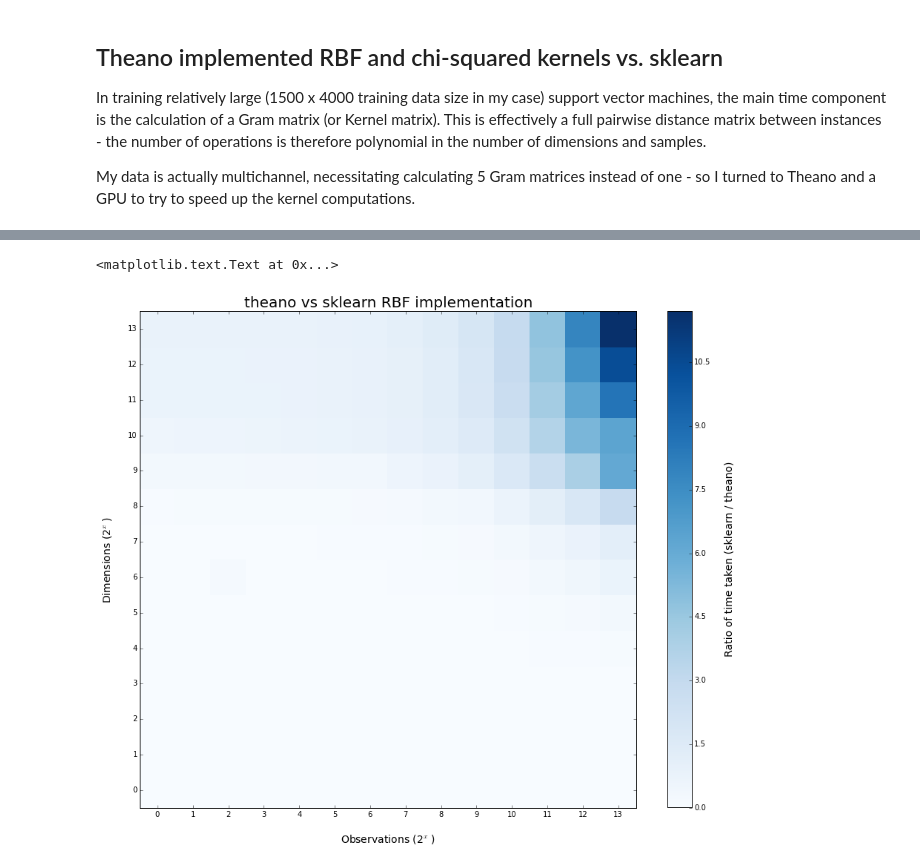
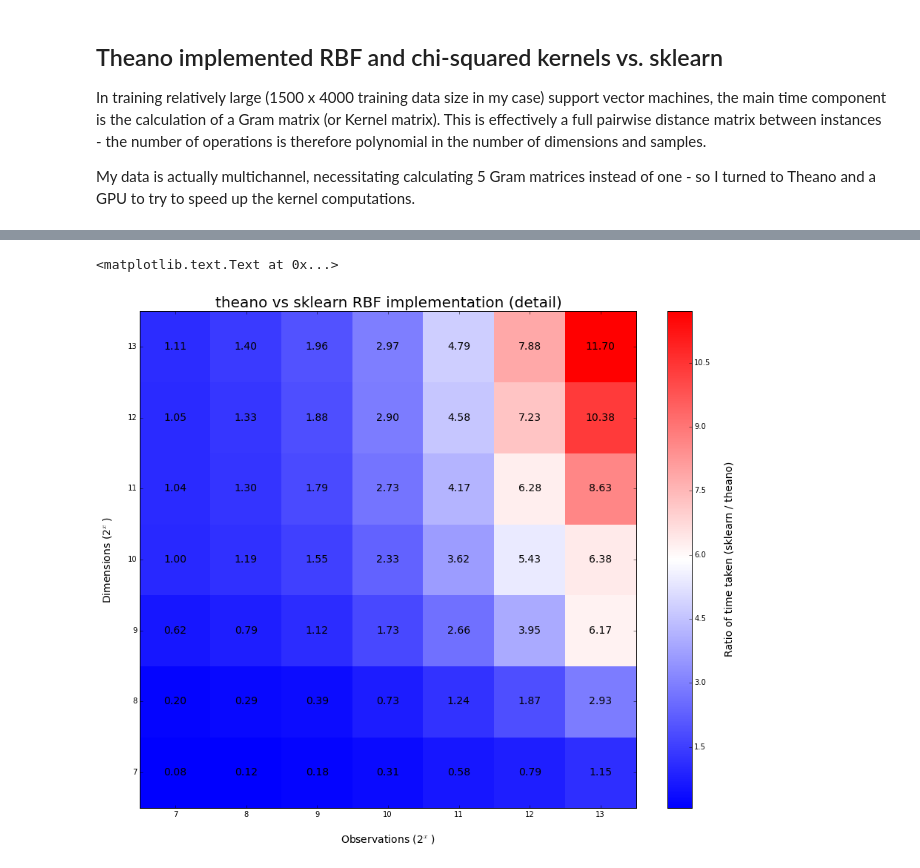
Before and after one commit to LCTPalmer/video_regression, a Jupyter notebook: code/ml_pl/rbf_gpu_vs_cpu_comparison.ipynb, the cells around one changed output, grey strips where cells are left out. Saved outputs shown, nothing was run; the diff lists cells and outputs as text; code cells hidden in the pictures.

```diff
--- a/code/ml_pl/rbf_gpu_vs_cpu_comparison.ipynb
+++ b/code/ml_pl/rbf_gpu_vs_cpu_comparison.ipynb
@@ -74,14 +74,14 @@ for obs_ind, num_obs in enumerate(num_obs_list):
         result_array_chi2[obs_ind, dim_ind, :] = loop_result
 # %%
 #plot result
-def plot_heatmap(result_array, numerator_layer=1, denominator_layer=0, figsize=(15,12), axis_start=0, text_label=False):
+def plot_heatmap(data, figsize=(15,12), axis_start=0, text_label=False, cb_label='Ratio of time taken (sklearn / theano)'):
 
     #prep the data
-    data = result_array[:,:,numerator_layer] / result_array[:,:,denominator_layer]
+    data = data[axis_start:,axis_start:]   #result_array[:,:,numerator_layer] / result_array[:,:,denominator_layer]
 
     #draw the data
     fig, ax = plt.subplots(figsize=figsize)
-    heatmap = ax.pcolor(data, cmap=plt.cm.Blues)
+    heatmap = ax.pcolormesh(data, cmap=plt.cm.bwr)
 
     #set the ticks
     ax.set_xticks(np.arange(data.shape[0])+.5, minor=False)
@@ -96,16 +96,23 @@ def plot_heatmap(result_array, numerator_layer=1, denominator_layer=0, figsize=(
 
     #colorbar
     cb = fig.colorbar(heatmap)
-    cb.set_label('Ratio of time taken (sklearn / theano)', labelpad=20, fontdict=axis_fontdict)
+    cb.set_label(cb_label, labelpad=20, fontdict=axis_fontdict)
 
     #write text on squares
     if text_label:
         for y in range(data.shape[1]):
             for x in range(data.shape[0]):
-                ax.text(x+.5, y+.5, '%.2f'%data[x,y],
+                ax.text(x+.5, y+.5, '%.2f'%data[y,x],
                         horizontalalignment='center',
                         verticalalignment='center',
                         #weight='bold',
                         fontsize=14)
-
+    #print data
     return fig, ax
+# %%
+sk_layer=2
+th_layer=0
+data_rbf = result_array[:,:,sk_layer]/result_array[:,:,th_layer]
+
+fig, ax = plot_heatmap(data_rbf)
+ax.set_title('theano vs sklearn RBF implementation', fontdict={'fontsize': 20})
@@ -112,6 +122,6 @@ def plot_heatmap(result_array, numerator_layer=1, denominator_layer=0, figsize=(
 # %%
-fig, ax = plot_heatmap(result_array)
-ax.set_title('theano vs sklearn RBF implementation', fontdict={'fontsize': 20})
+fig, ax = plot_heatmap(data_rbf, axis_start=7, text_label=True)
+ax.set_title('theano vs sklearn RBF implementation (detail)', fontdict={'fontsize': 20})
 # %% [output]
 <matplotlib.text.Text at 0x...>
-[figure, old version]
+[figure, new version]
```
Also changed, not shown: parts of 7 cells of this notebook, 13 other files.
